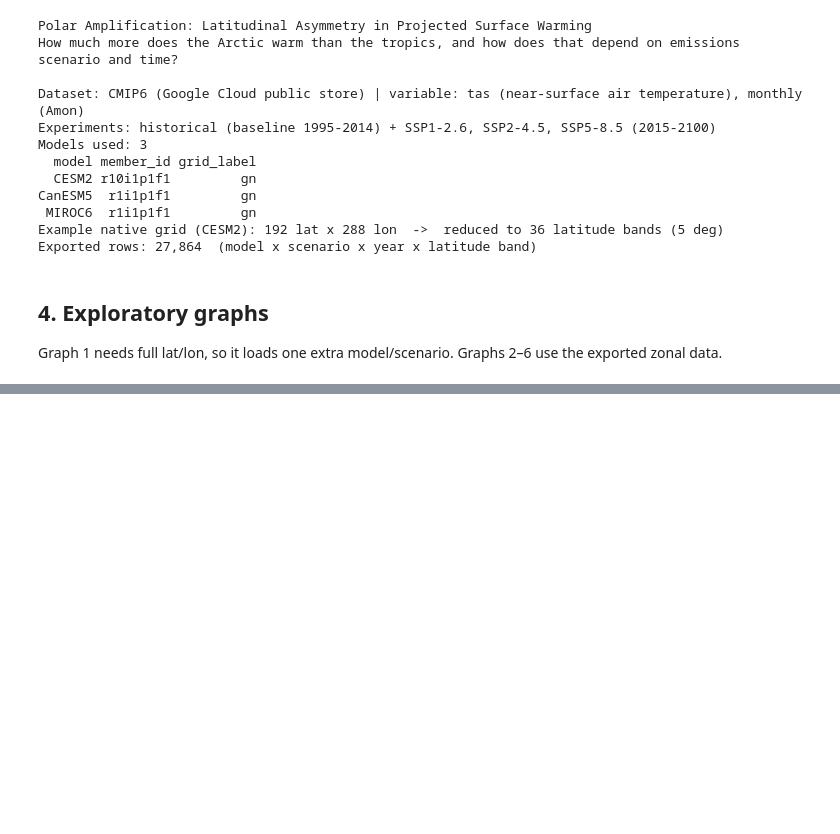
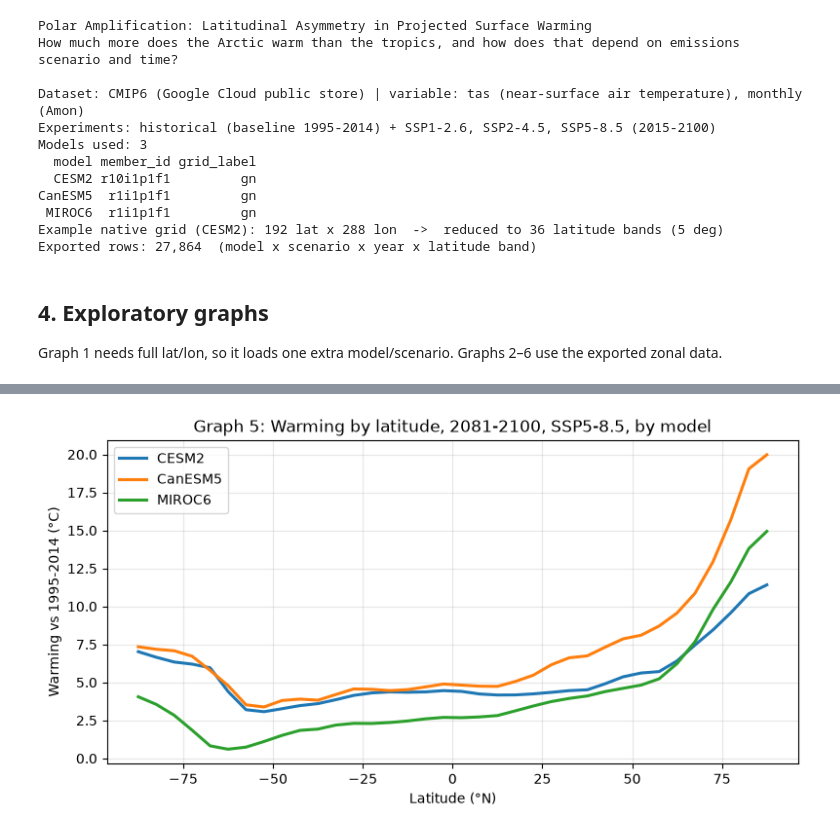
Before and after one commit to vtvdan/dsc106-project-3, a Jupyter notebook: data_exploration.ipynb, the cells around one changed output, grey strips where cells are left out. Cells and saved outputs as stored; diff of their text form; code cells hidden in the pictures; blank space fills up the shorter version.

```diff
--- a/data_exploration.ipynb
+++ b/data_exploration.ipynb
@@ -357,0 +375,21 @@ finish(fig, "g3_gap.png")
+# %%
+# Graph 5: Zonal-mean warming vs latitude, by model (2081-2100, SSP5-8.5)
+model_scen = "ssp585"
+late_models = (
+    df[(df.scenario == model_scen) & (df.year >= 2081) & (df.year <= 2100)]
+    .groupby(["model", "lat"], as_index=False)
+    .warming.mean()
+)
+
+fig, ax = plt.subplots(figsize=(8, 4.5))
+for m in sorted(df.model.unique()):
+    d = late_models[late_models.model == m]
+    ax.plot(d.lat, d.warming, label=m, lw=2.2)
+ax.set_xlabel("Latitude (°N)")
+ax.set_ylabel("Warming vs 1995-2014 (°C)")
+ax.set_title(f"Graph 5: Warming by latitude, 2081-2100, {SCEN_LABEL[model_scen]}, by model")
+ax.legend()
+ax.grid(alpha=0.3)
+finish(fig, "g5_by_model.png")
+# %% [output]
+[figure, added]
```
Also changed, not shown: parts of 6 cells of this notebook, 3 other files.
